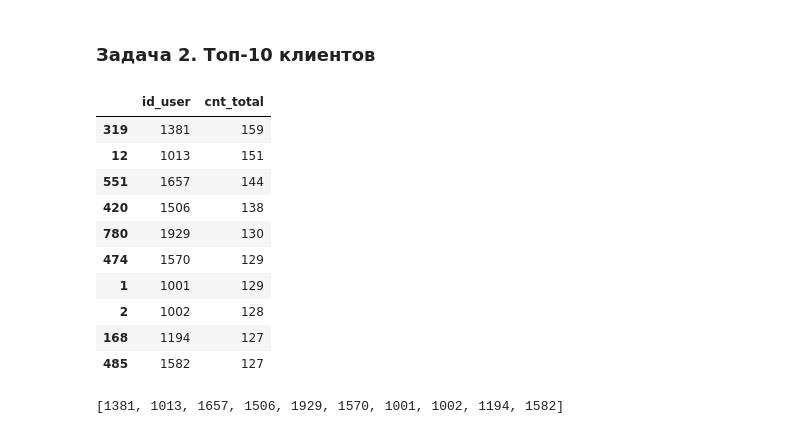
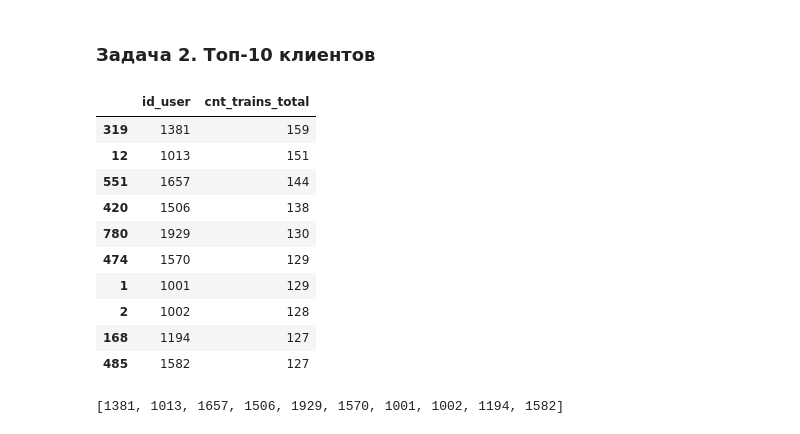
Before and after one commit to irek-ishtimirov-data-analyst/fitness-business-analytics-python, a Jupyter notebook: 06_User_Profiling_Activity_and_Churn_Analysis.ipynb, the cells around one changed output. Cells and saved outputs as stored; diff of their text form; code cells hidden in the pictures.

```diff
--- a/06_User_Profiling_Activity_and_Churn_Analysis.ipynb
+++ b/06_User_Profiling_Activity_and_Churn_Analysis.ipynb
@@ -146,14 +148,12 @@ final_city_gender_report
 # %% [markdown]
 ### Задача 2. Топ-10 клиентов
 # %%
-#Найдите 10 пользователей с наибольшим общим количеством посещений (групповые + индивидуальные тренировки) за весь период наблюдения.
-#Рассчитайте общее количество тренировок для каждого пользователя.
-
-top10_users = df.groupby('id_user')['cnt_total'].sum().reset_index() \
-                                                .sort_values('cnt_total', ascending = False).head(10)
+# Находим 10 пользователей с наибольшим общим количеством посещений (групповые + индивидуальные тренировки) за весь период наблюдения.
+top10_users = df.groupby('id_user').agg(cnt_trains_total = ('cnt_total', 'sum')).reset_index() \
+                                                .sort_values('cnt_trains_total', ascending = False).head(10)
 top10_users
 # %% [output]
-|  | id_user | cnt_total |
+|  | id_user | cnt_trains_total |
 | 319 | 1381 | 159 |
 | 12 | 1013 | 151 |
 | 551 | 1657 | 144 |
```
Also changed, not shown: parts of 11 cells of this notebook.
